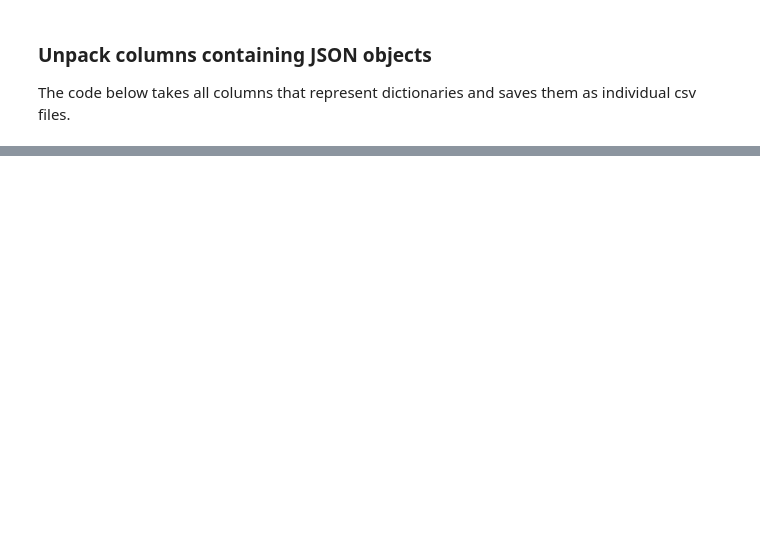
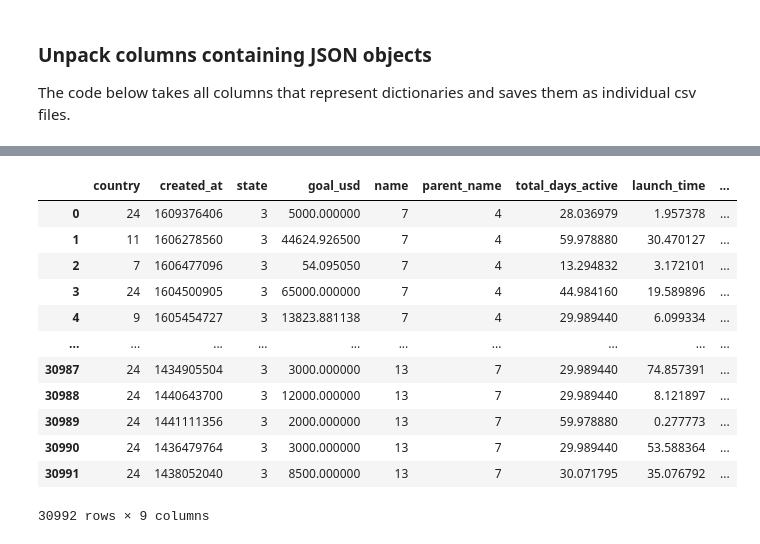
Before and after one commit to yeewaifatt/Project-2---Predicting-Crowdfunding-Outcomes, a Jupyter notebook: template.ipynb, the cells around one changed output, grey strips where cells are left out. Drawn from its saved outputs; the diff is of its cells as text; code cells hidden in the pictures; blank space fills up the shorter version.

```diff
--- a/template.ipynb
+++ b/template.ipynb
@@ -132,0 +122,20 @@ Error:
+# %%
+# Convert 'created at' to datetime format
+import datetime
+model_data['Date Created'] = pd.to_datetime(model_data['created_at'], unit='s')
+model_data['Date Created'] = model_data['Date Created'].dt.strftime('%Y/%m/%d')
+model_data
+# %% [output]
+|  | country | created_at | state | goal_usd | name | parent_name | total_days_active | launch_time | ... |
+| 0 | 24 | 1609376406 | 3 | 5000.000000 | 7 | 4 | 28.036979 | 1.957378 | ... |
+| 1 | 11 | 1606278560 | 3 | 44624.926500 | 7 | 4 | 59.978880 | 30.470127 | ... |
+| 2 | 7 | 1606477096 | 3 | 54.095050 | 7 | 4 | 13.294832 | 3.172101 | ... |
+| 3 | 24 | 1604500905 | 3 | 65000.000000 | 7 | 4 | 44.984160 | 19.589896 | ... |
+| 4 | 9 | 1605454727 | 3 | 13823.881138 | 7 | 4 | 29.989440 | 6.099334 | ... |
+| ... | ... | ... | ... | ... | ... | ... | ... | ... | ... |
+| 30987 | 24 | 1434905504 | 3 | 3000.000000 | 13 | 7 | 29.989440 | 74.857391 | ... |
+| 30988 | 24 | 1440643700 | 3 | 12000.000000 | 13 | 7 | 29.989440 | 8.121897 | ... |
+| 30989 | 24 | 1441111356 | 3 | 2000.000000 | 13 | 7 | 59.978880 | 0.277773 | ... |
+| 30990 | 24 | 1436479764 | 3 | 3000.000000 | 13 | 7 | 29.989440 | 53.588364 | ... |
+| 30991 | 24 | 1438052040 | 3 | 8500.000000 | 13 | 7 | 30.071795 | 35.076792 | ... |
+30992 rows × 9 columns
```
Also changed, not shown: parts of 22 cells of this notebook, 1 other file.
